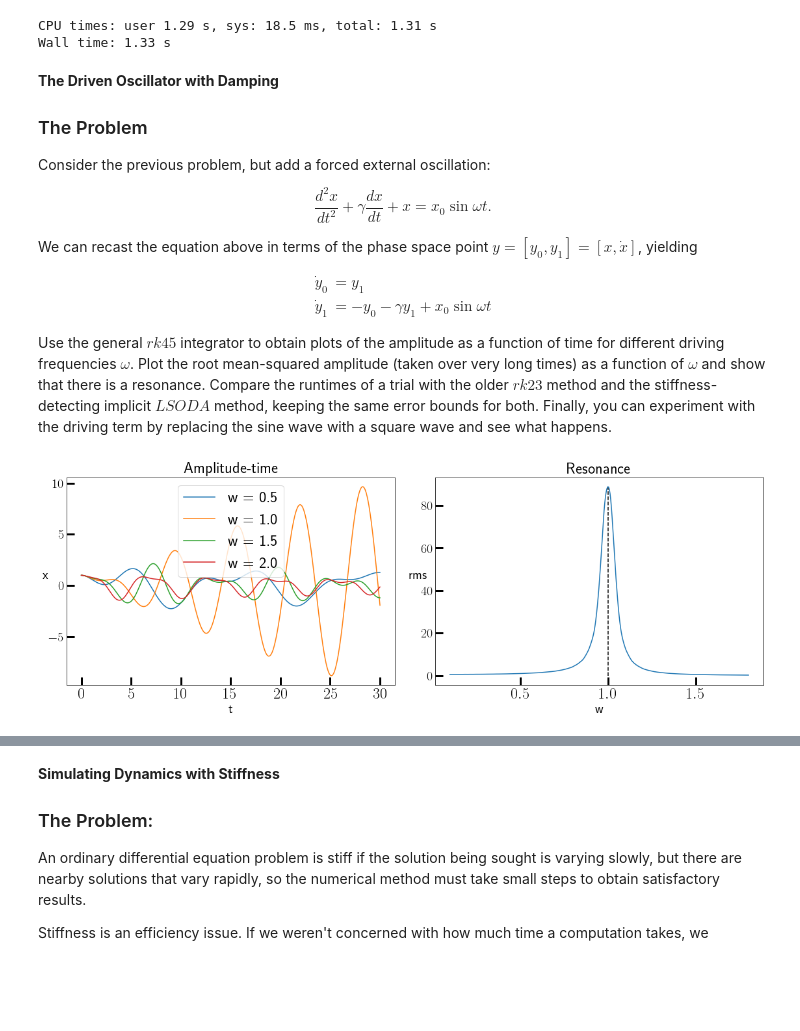
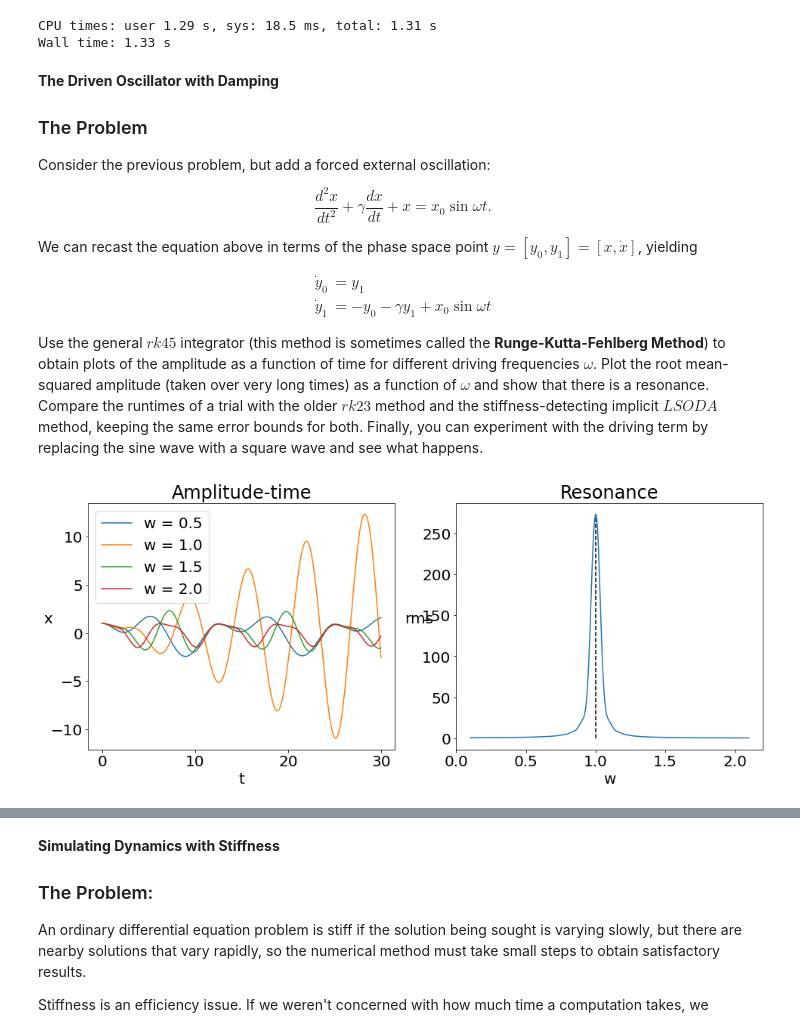
Before and after one commit to hariseldon99/msph402b, a Jupyter notebook: ODE_IVP_Pt1.ipynb, the cells around one changed output, grey strips where cells are left out. Saved outputs shown, nothing was run; the diff lists cells and outputs as text; code cells hidden in the pictures; blank space fills up the shorter version.

```diff
--- a/ODE_IVP_Pt1.ipynb
+++ b/ODE_IVP_Pt1.ipynb
@@ -119,7 +122,7 @@ We can recast the equation above in terms of the phase space point $y = \left[y_
 \dot{y}_1 &= -y_0 - \gamma y_1 + x_0\sin{\omega t}
 \end{align*}
 
-Use the general $rk45$ integrator to obtain plots of the amplitude as a function of time for different driving frequencies $\omega$. Plot the root mean-squared amplitude (taken over very long times) as a function of $\omega$ and show that there is a resonance. Compare the runtimes of a trial with the older $rk23$ method and the stiffness-detecting implicit $LSODA$ method, keeping the same error bounds for both. Finally, you can experiment with the driving term by replacing the sine wave with a square wave and see what happens.
+Use the general $rk45$ integrator (this method is sometimes called the **Runge-Kutta-Fehlberg Method**) to obtain plots of the amplitude as a function of time for different driving frequencies $\omega$. Plot the root mean-squared amplitude (taken over very long times) as a function of $\omega$ and show that there is a resonance. Compare the runtimes of a trial with the older $rk23$ method and the stiffness-detecting implicit $LSODA$ method, keeping the same error bounds for both. Finally, you can experiment with the driving term by replacing the sine wave with a square wave and see what happens.
 # %%
 import numpy as np
 import matplotlib.pyplot as plt
@@ -128,7 +131,7 @@ from scipy.integrate import solve_ivp
 from scipy.signal import square
 
 x0 = 1
-g = 0.05
+g = 0.01
 y_init = [1.0, 0.0]
 
 
@@ -136,7 +139,7 @@ def func(t, y, g, x0, w):
     y0, y1 = y
     dy0dt = y1
     dy1dt = -y0 - g * y1 + x0 * np.sin(w * t)
-    # dy1dt = -y0 - g * y1 + x0 * square(w * t)
+    #dy1dt = -y0 - g * y1 + x0 * square(w * t)
     return np.array([dy0dt, dy1dt])
 
 
@@ -146,35 +149,35 @@ plt.xlabel('t')
 plt.ylabel('x', rotation=0)
 omegas = [0.5, 1.0, 1.5, 2.0]
 t_final = 30
 times = np.linspace(0.0, t_final, 1000)
 
 for w in omegas:
     soln = solve_ivp(func, (0, t_final), y_init, t_eval=times, method='RK45',\
                      args=(g,x0, w))
     plt.plot(times, soln.y[0], label=f'w = {w:1.1f}')
 
 plt.legend()
 
 plt.subplot(1,2,2)
 plt.title("Resonance")
 plt.xlabel('w')
 plt.ylabel('rms', rotation=0)
 
-omegas = np.linspace(0.1, 1.8, 400)
+omegas = np.linspace(0.1, 2.1, 400)
 rms = np.zeros_like(omegas)
 
 t_final = 100
 times = np.linspace(0.0, t_final, 4000)
 for i,w in enumerate(omegas):
     soln = solve_ivp(func, (0, t_final), y_init, t_eval=times, method='RK45',\
                      args=(g,x0, w))
     rms[i] = np.average(np.abs(soln.y[0])**2) - np.average(soln.y[0])**2
 
 plt.vlines(1.0, 0.0, np.amax(rms),colors='black', linestyles='dashed')
 plt.plot(omegas, rms)
 plt.show()
 # %% [output]
-[figure, old version]
+[figure, new version]
 # %%
 x0 = 1
 g = 0.05
```
Also changed, not shown: parts of 4 cells of this notebook, 1 other file.
